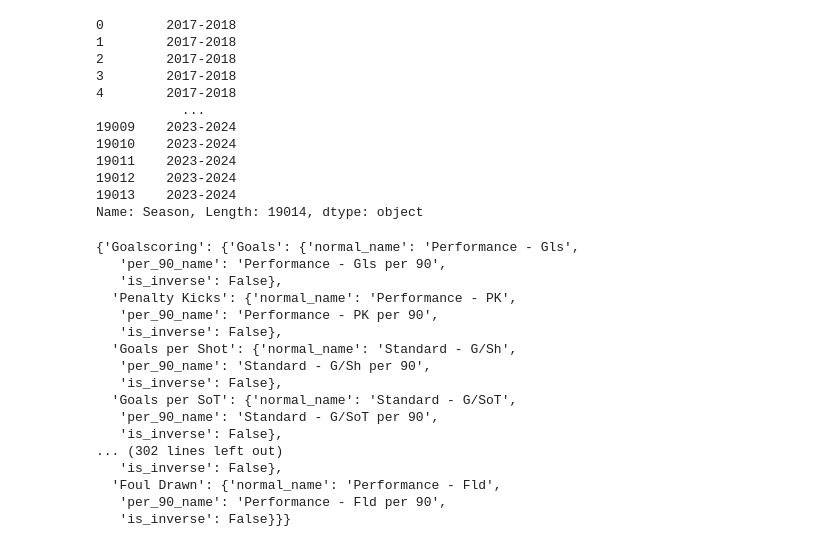
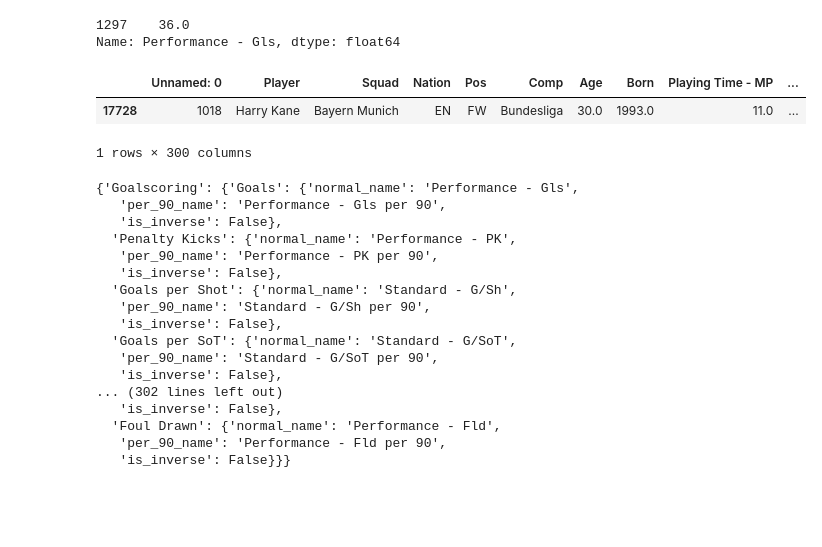
Before and after one commit to Rhys2024/Soccer_Visualization_Streamlit, a Jupyter notebook: Untitled.ipynb, the cells around one changed output. Saved outputs shown, nothing was run; the diff lists cells and outputs as text; code cells hidden in the pictures; blank space fills up the shorter version.

```diff
--- a/Untitled.ipynb
+++ b/Untitled.ipynb
@@ -12,19 +14,20 @@ temp = pd.read_csv(f'data/new_all_outfield_player_data.csv')
+# %%
+
+
+
+
+temp2[(temp2.Player == 'Harry Kane')]['Performance - Gls']
+# %% [output]
+1297    36.0
+Name: Performance - Gls, dtype: float64
 # %%
 
-temp.Season
+
+temp[(temp.Season == '2023-2024') & (temp.Player == 'Harry Kane')]
 # %% [output]
+|  | Unnamed: 0 | Player | Squad | Nation | Pos | Comp | Age | Born | Playing Time - MP | ... |
+| 17728 | 1018 | Harry Kane | Bayern Munich | EN | FW | Bundesliga | 30.0 | 1993.0 | 11.0 | ... |
-0        2017-2018
-1        2017-2018
-2        2017-2018
-3        2017-2018
-4        2017-2018
-           ...
-19009    2023-2024
-19010    2023-2024
-19011    2023-2024
-19012    2023-2024
-19013    2023-2024
-Name: Season, Length: 19014, dtype: object
+1 rows × 300 columns
 # %%
 
 
```
Also changed, not shown: parts of 1 cell of this notebook, 4 other files.
